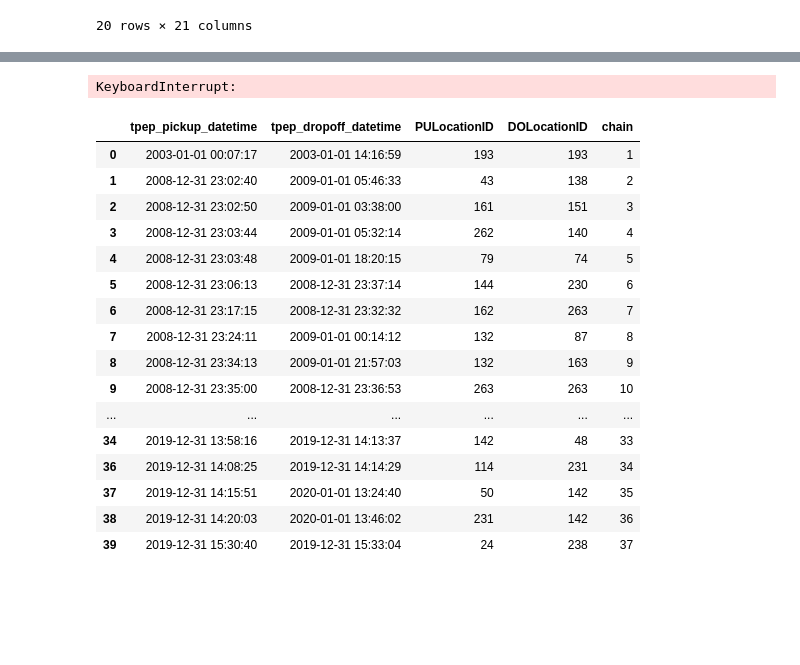
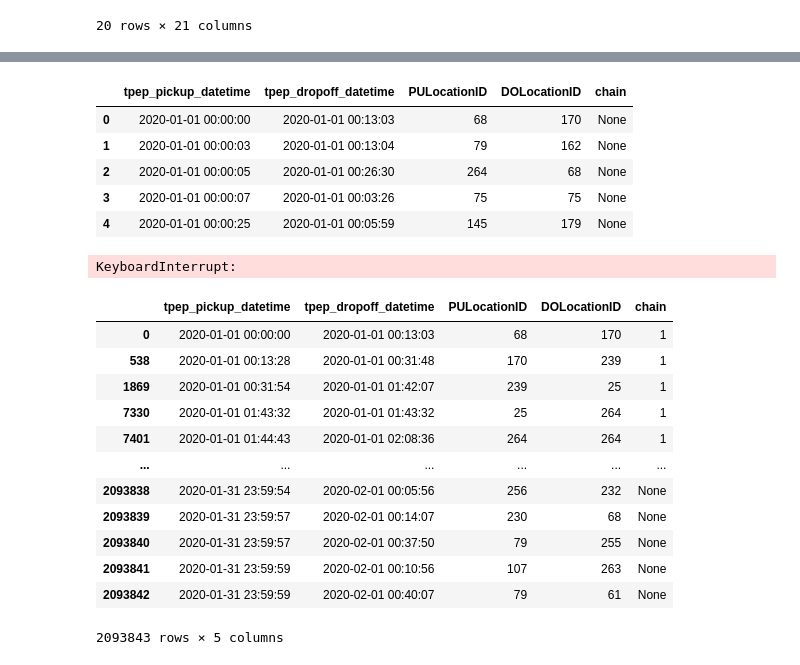
Before and after one commit to federicaromano0/progetto_computer_science, a Jupyter notebook: Progetto CS fede.ipynb, the cells around one changed output, grey strips where cells are left out. Cells and saved outputs as stored; diff of their text form; code cells hidden in the pictures; blank space fills up the shorter version.

```diff
--- a/Progetto CS fede.ipynb
+++ b/Progetto CS fede.ipynb
@@ -149,11 +88,7 @@ Length: 31277, dtype: int64
 ## 4.Save all rows with missing VendorID, passenger_count, store_and_fwd_flag, payment_type in a new dataframe called bad, and remove those rows from the original dataframe.
 # %%
 bad=df
-bad=bad[bad['VendorID'].isnull()]
-bad=bad[bad['passenger_count'].isnull()]
-bad=bad[bad['store_and_fwd_flag'].isnull()]
-bad=bad[bad['payment_type'].isnull()]
-#bad = bad[bad['VendorID'].isnull() & bad['passenger_count'].isnull() & bad['store_and_fwd_flag'].isnull() & bad['payment_type'].isnull()]
+bad = bad[bad['VendorID'].isnull() & bad['passenger_count'].isnull() & bad['store_and_fwd_flag'].isnull() & bad['payment_type'].isnull()]
 bad
 # %% [output]
 |  | VendorID | tpep_pickup_datetime | tpep_dropoff_datetime | passenger_count | trip_distance | RatecodeID | ... |
@@ -217,3 +156,6 @@ df.head()
 | 2 | 1.0 | 2020-01-01 00:47:41 | 2020-01-01 00:53:52 | 1.0 | 0.6 | 1.0 | ... |
 | 3 | 1.0 | 2020-01-01 00:55:23 | 2020-01-01 01:00:14 | 1.0 | 0.8 | 1.0 | ... |
 | 4 | 2.0 | 2020-01-01 00:01:58 | 2020-01-01 00:04:16 | 1.0 | 0.0 | 1.0 | ... |
+# %%
+null_dur=df[df['duration']<timedelta(0)]
+df=df.drop(null_dur.index)
@@ -578,12 +550,25 @@ piccolo.head()
+# %%
+piccolo=piccolo1.reset_index(drop=True)
+colonne_desiderate = ['tpep_pickup_datetime', 'tpep_dropoff_datetime', 'PULocationID', 'DOLocationID', 'chain']
+piccolo = piccolo[colonne_desiderate]
+piccolo.head()
+# %% [output]
+|  | tpep_pickup_datetime | tpep_dropoff_datetime | PULocationID | DOLocationID | chain |
+| 0 | 2020-01-01 00:00:00 | 2020-01-01 00:13:03 | 68 | 170 | None |
+| 1 | 2020-01-01 00:00:03 | 2020-01-01 00:13:04 | 79 | 162 | None |
+| 2 | 2020-01-01 00:00:05 | 2020-01-01 00:26:30 | 264 | 68 | None |
+| 3 | 2020-01-01 00:00:07 | 2020-01-01 00:03:26 | 75 | 75 | None |
+| 4 | 2020-01-01 00:00:25 | 2020-01-01 00:05:59 | 145 | 179 | None |
 # %%
+%%time
 # Inizializzazione della variabile 'chain' e del dizionario per memorizzare i dati
 location_info = {}
 
 # Assegna il valore 1 alla prima corsa
 piccolo.loc[0, 'chain'] = 1
 location_info[1] = {
-    'tpep_dropoff_datetime': piccolo.loc[0, 'tpep_dropoff_datetime'],
-    'DOLocationID': piccolo.loc[0, 'DOLocationID']
+    'DOLocationID': piccolo.loc[0, 'DOLocationID'],
+    'tpep_dropoff_datetime': piccolo.loc[0, 'tpep_dropoff_datetime']
 }
 
 # Variabile per gestire il numero della catena
@@ -591,28 +576,31 @@ current_chain_value = 1
 
 # Itera sulle osservazioni a partire dalla seconda
 for i in range(1, len(piccolo)):
+
+    pickup_location = piccolo.loc[i, 'PULocationID']
     pickup_time = piccolo.loc[i, 'tpep_pickup_datetime']
-    pickup_location = piccolo.loc[i, 'PULocationID']
 
     # Flag per indicare se è stata trovata una chain esistente
     chain_found = False
 
     # Controlla tutte le chain esistenti
     for chain_id, info in location_info.items():
+
+        dropoff_location = info['DOLocationID']
         dropoff_time = info['tpep_dropoff_datetime']
-        dropoff_location = info['DOLocationID']
 
         # Verifica se la corsa attuale si collega a questa chain senza sovrapposizioni
         if (
-            (timedelta(0) < (pickup_time - dropoff_time) <= timedelta(minutes=2)) and
-            (pickup_location == dropoff_location)
+            (pickup_location == dropoff_location) and
+            (timedelta(0) < (pickup_time - dropoff_time) <= timedelta(minutes=2))
         ):
             # Assegna alla corsa attuale la stessa chain_id
             piccolo.loc[i, 'chain'] = chain_id
             # Aggiorna le informazioni della chain
             location_info[chain_id] = {
-                'tpep_dropoff_datetime': piccolo.loc[i, 'tpep_dropoff_datetime'],
-                'DOLocationID': piccolo.loc[i, 'DOLocationID']
+
+                'DOLocationID': piccolo.loc[i, 'DOLocationID'],
+                'tpep_dropoff_datetime': piccolo.loc[i, 'tpep_dropoff_datetime']
             }
             chain_found = True
             break
@@ -622,31 +610,28 @@ for i in range(1, len(piccolo)):
         current_chain_value += 1
         piccolo.loc[i, 'chain'] = current_chain_value
         location_info[current_chain_value] = {
-            'tpep_dropoff_datetime': piccolo.loc[i, 'tpep_dropoff_datetime'],
-            'DOLocationID': piccolo.loc[i, 'DOLocationID']
+
+            'DOLocationID': piccolo.loc[i, 'DOLocationID'],
+            'tpep_dropoff_datetime': piccolo.loc[i, 'tpep_dropoff_datetime']
         }
 # %% [output]
 KeyboardInterrupt:
 # %%
-piccolo[['tpep_pickup_datetime','tpep_dropoff_datetime','PULocationID', 'DOLocationID', 'chain']].sort_values(['chain','tpep_pickup_datetime'])
+piccolo.sort_values(['chain','tpep_pickup_datetime'])
 # %% [output]
 |  | tpep_pickup_datetime | tpep_dropoff_datetime | PULocationID | DOLocationID | chain |
-| 0 | 2003-01-01 00:07:17 | 2003-01-01 14:16:59 | 193 | 193 | 1 |
-| 1 | 2008-12-31 23:02:40 | 2009-01-01 05:46:33 | 43 | 138 | 2 |
-| 2 | 2008-12-31 23:02:50 | 2009-01-01 03:38:00 | 161 | 151 | 3 |
-| 3 | 2008-12-31 23:03:44 | 2009-01-01 05:32:14 | 262 | 140 | 4 |
-| 4 | 2008-12-31 23:03:48 | 2009-01-01 18:20:15 | 79 | 74 | 5 |
-| 5 | 2008-12-31 23:06:13 | 2008-12-31 23:37:14 | 144 | 230 | 6 |
-| 6 | 2008-12-31 23:17:15 | 2008-12-31 23:32:32 | 162 | 263 | 7 |
-| 7 | 2008-12-31 23:24:11 | 2009-01-01 00:14:12 | 132 | 87 | 8 |
-| 8 | 2008-12-31 23:34:13 | 2009-01-01 21:57:03 | 132 | 163 | 9 |
-| 9 | 2008-12-31 23:35:00 | 2008-12-31 23:36:53 | 263 | 263 | 10 |
+| 0 | 2020-01-01 00:00:00 | 2020-01-01 00:13:03 | 68 | 170 | 1 |
+| 538 | 2020-01-01 00:13:28 | 2020-01-01 00:31:48 | 170 | 239 | 1 |
+| 1869 | 2020-01-01 00:31:54 | 2020-01-01 01:42:07 | 239 | 25 | 1 |
+| 7330 | 2020-01-01 01:43:32 | 2020-01-01 01:43:32 | 25 | 264 | 1 |
+| 7401 | 2020-01-01 01:44:43 | 2020-01-01 02:08:36 | 264 | 264 | 1 |
 | ... | ... | ... | ... | ... | ... |
-| 34 | 2019-12-31 13:58:16 | 2019-12-31 14:13:37 | 142 | 48 | 33 |
-| 36 | 2019-12-31 14:08:25 | 2019-12-31 14:14:29 | 114 | 231 | 34 |
-| 37 | 2019-12-31 14:15:51 | 2020-01-01 13:24:40 | 50 | 142 | 35 |
-| 38 | 2019-12-31 14:20:03 | 2020-01-01 13:46:02 | 231 | 142 | 36 |
-| 39 | 2019-12-31 15:30:40 | 2019-12-31 15:33:04 | 24 | 238 | 37 |
+| 2093838 | 2020-01-31 23:59:54 | 2020-02-01 00:05:56 | 256 | 232 | None |
+| 2093839 | 2020-01-31 23:59:57 | 2020-02-01 00:14:07 | 230 | 68 | None |
+| 2093840 | 2020-01-31 23:59:57 | 2020-02-01 00:37:50 | 79 | 255 | None |
+| 2093841 | 2020-01-31 23:59:59 | 2020-02-01 00:10:56 | 107 | 263 | None |
+| 2093842 | 2020-01-31 23:59:59 | 2020-02-01 00:40:07 | 79 | 61 | None |
+2093843 rows × 5 columns
 # %%
 piccolo['chain'].value_counts()
 # %% [output]
```
Also changed, not shown: parts of 35 cells of this notebook.
